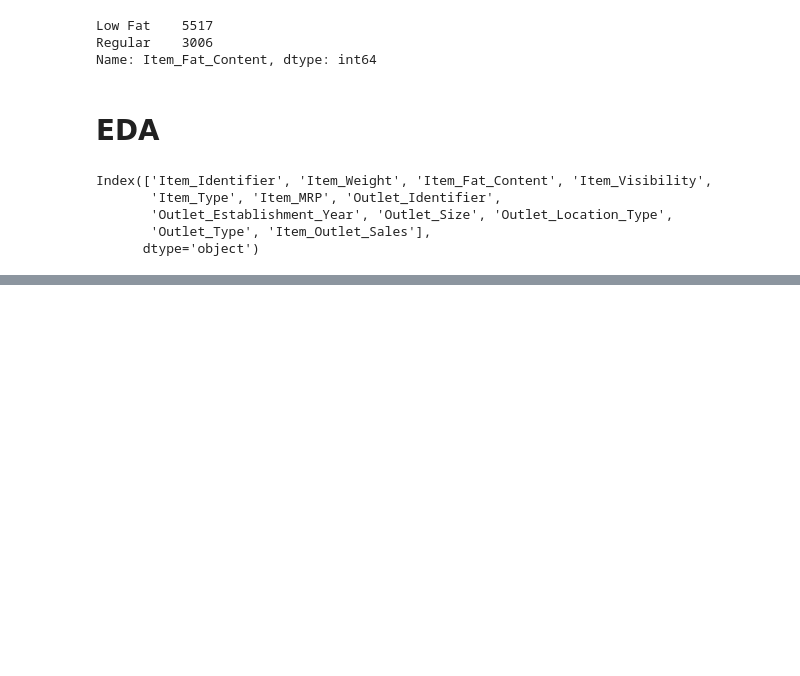
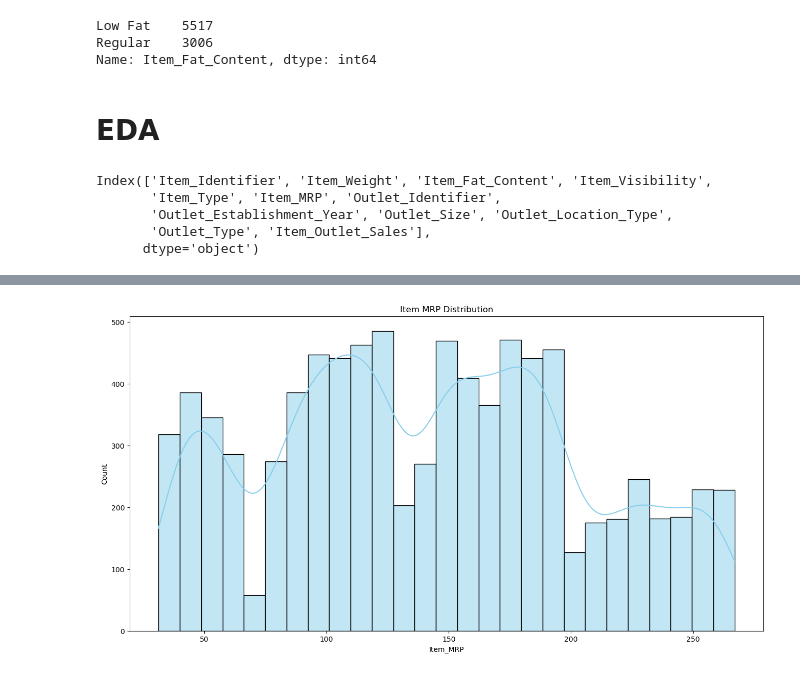
Before and after one commit to ronakpanchalk9/iNeuron, a Jupyter notebook: Sales_Prediction.ipynb, the cells around one changed output, grey strips where cells are left out. Saved outputs shown, nothing was run; the diff lists cells and outputs as text; code cells hidden in the pictures; blank space fills up the shorter version.

```diff
--- a/Sales_Prediction.ipynb
+++ b/Sales_Prediction.ipynb
@@ -149,0 +203,8 @@ plt.show()
+# %%
+#Item MRPs
+plt.figure(figsize=(16,8))
+plt.title('Item MRP Distribution')
+sns.histplot(data= train, x= 'Item_MRP',color='skyblue', kde=True)
+plt.show()
+# %% [output]
+[figure, added]
```
Also changed, not shown: parts of 53 cells of this notebook.
